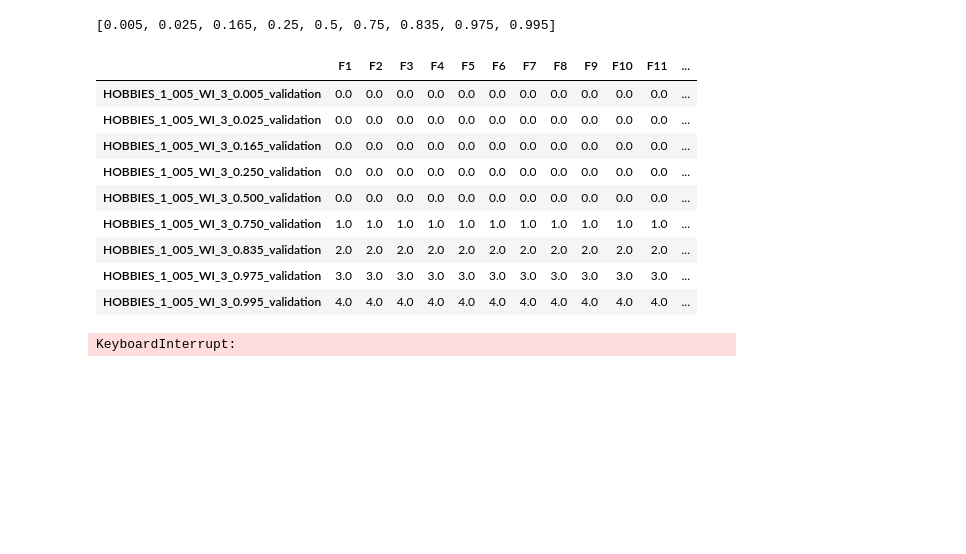
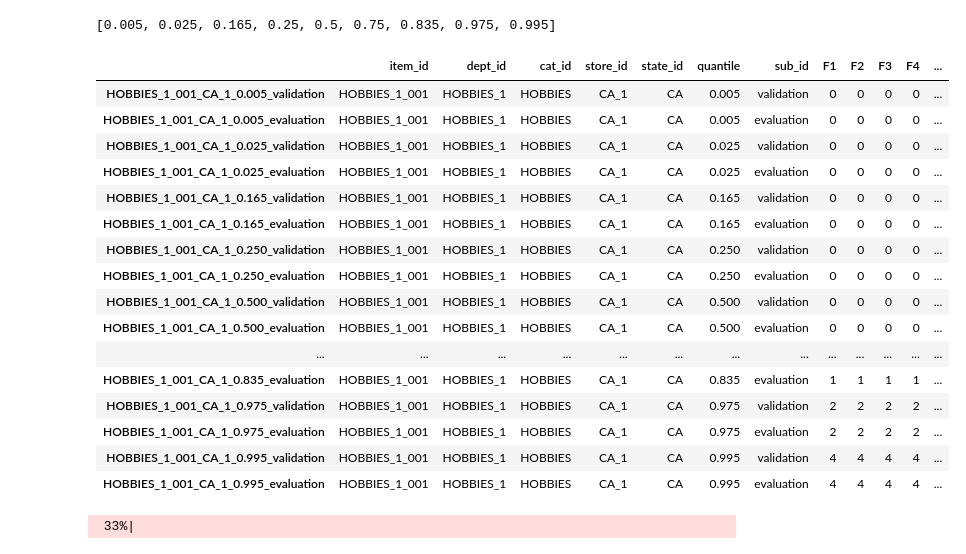
Before and after one commit to chrisgschon/M5Forecasting-Uncertainty, a Jupyter notebook: submit.ipynb, the cells around one changed output. Saved outputs shown, nothing was run; the diff lists cells and outputs as text; code cells hidden in the pictures; blank space fills up the shorter version.

```diff
--- a/submit.ipynb
+++ b/submit.ipynb
@@ -103,33 +89,20 @@ def build_item_models(df):
-# %%
-def build_item_model(item_id, store_id):
-    identifier = '{}_{}_validation'.format(row['item_id'], row['store_id'])
-    item_data = df[df['id'] == identifier].melt(id_vars = ['id', 'item_id', 'dept_id', 'cat_id', 'store_id','state_id']).drop('variable', axis = 1)
-
-    quantiles_to_predict = [0.005, 0.025, 0.165, 0.25, 0.5, 1-0.25, 1-0.165, 1-0.025, 1-0.005]
-    #model
-    quantiles = item_data['value'].quantile(quantiles_to_predict)
-
-    sub = pd.DataFrame(columns = ['F{}'.format(i) for i in np.arange(1,29)])
-
-    for q in quantiles_to_predict:
-        sub_row_id = '{}_{}_{:.3f}_{}'.format(item_id, store_id, q, 'validation')
-        #fetch from model
-        sub.loc[sub_row_id] = quantiles[q]
-    return(sub)
-# %%
-build_item_model('HOBBIES_1_005', 'WI_3')
-# %% [output]
-|  | F1 | F2 | F3 | F4 | F5 | F6 | F7 | F8 | F9 | F10 | F11 | ... |
-| HOBBIES_1_005_WI_3_0.005_validation | 0.0 | 0.0 | 0.0 | 0.0 | 0.0 | 0.0 | 0.0 | 0.0 | 0.0 | 0.0 | 0.0 | ... |
-| HOBBIES_1_005_WI_3_0.025_validation | 0.0 | 0.0 | 0.0 | 0.0 | 0.0 | 0.0 | 0.0 | 0.0 | 0.0 | 0.0 | 0.0 | ... |
-| HOBBIES_1_005_WI_3_0.165_validation | 0.0 | 0.0 | 0.0 | 0.0 | 0.0 | 0.0 | 0.0 | 0.0 | 0.0 | 0.0 | 0.0 | ... |
-| HOBBIES_1_005_WI_3_0.250_validation | 0.0 | 0.0 | 0.0 | 0.0 | 0.0 | 0.0 | 0.0 | 0.0 | 0.0 | 0.0 | 0.0 | ... |
-| HOBBIES_1_005_WI_3_0.500_validation | 0.0 | 0.0 | 0.0 | 0.0 | 0.0 | 0.0 | 0.0 | 0.0 | 0.0 | 0.0 | 0.0 | ... |
-| HOBBIES_1_005_WI_3_0.750_validation | 1.0 | 1.0 | 1.0 | 1.0 | 1.0 | 1.0 | 1.0 | 1.0 | 1.0 | 1.0 | 1.0 | ... |
-| HOBBIES_1_005_WI_3_0.835_validation | 2.0 | 2.0 | 2.0 | 2.0 | 2.0 | 2.0 | 2.0 | 2.0 | 2.0 | 2.0 | 2.0 | ... |
-| HOBBIES_1_005_WI_3_0.975_validation | 3.0 | 3.0 | 3.0 | 3.0 | 3.0 | 3.0 | 3.0 | 3.0 | 3.0 | 3.0 | 3.0 | ... |
-| HOBBIES_1_005_WI_3_0.995_validation | 4.0 | 4.0 | 4.0 | 4.0 | 4.0 | 4.0 | 4.0 | 4.0 | 4.0 | 4.0 | 4.0 | ... |
-# %%
-pd.concat([build_item_model(it, st) for it in df['item_id'].unique() for st in df['store_id'].unique()], axis = 1)
-# %% [output]
-KeyboardInterrupt:
+# %%
+build_item_model(item_id = 'HOBBIES_1_001', dept_id = 'HOBBIES_1', cat_id = 'HOBBIES', store_id = 'CA_1', state_id = 'CA')
+# %% [output]
+|  | item_id | dept_id | cat_id | store_id | state_id | quantile | sub_id | F1 | F2 | F3 | F4 | ... |
+| HOBBIES_1_001_CA_1_0.005_validation | HOBBIES_1_001 | HOBBIES_1 | HOBBIES | CA_1 | CA | 0.005 | validation | 0 | 0 | 0 | 0 | ... |
+| HOBBIES_1_001_CA_1_0.005_evaluation | HOBBIES_1_001 | HOBBIES_1 | HOBBIES | CA_1 | CA | 0.005 | evaluation | 0 | 0 | 0 | 0 | ... |
+| HOBBIES_1_001_CA_1_0.025_validation | HOBBIES_1_001 | HOBBIES_1 | HOBBIES | CA_1 | CA | 0.025 | validation | 0 | 0 | 0 | 0 | ... |
+| HOBBIES_1_001_CA_1_0.025_evaluation | HOBBIES_1_001 | HOBBIES_1 | HOBBIES | CA_1 | CA | 0.025 | evaluation | 0 | 0 | 0 | 0 | ... |
+| HOBBIES_1_001_CA_1_0.165_validation | HOBBIES_1_001 | HOBBIES_1 | HOBBIES | CA_1 | CA | 0.165 | validation | 0 | 0 | 0 | 0 | ... |
+| HOBBIES_1_001_CA_1_0.165_evaluation | HOBBIES_1_001 | HOBBIES_1 | HOBBIES | CA_1 | CA | 0.165 | evaluation | 0 | 0 | 0 | 0 | ... |
+| HOBBIES_1_001_CA_1_0.250_validation | HOBBIES_1_001 | HOBBIES_1 | HOBBIES | CA_1 | CA | 0.250 | validation | 0 | 0 | 0 | 0 | ... |
+| HOBBIES_1_001_CA_1_0.250_evaluation | HOBBIES_1_001 | HOBBIES_1 | HOBBIES | CA_1 | CA | 0.250 | evaluation | 0 | 0 | 0 | 0 | ... |
+| HOBBIES_1_001_CA_1_0.500_validation | HOBBIES_1_001 | HOBBIES_1 | HOBBIES | CA_1 | CA | 0.500 | validation | 0 | 0 | 0 | 0 | ... |
+| HOBBIES_1_001_CA_1_0.500_evaluation | HOBBIES_1_001 | HOBBIES_1 | HOBBIES | CA_1 | CA | 0.500 | evaluation | 0 | 0 | 0 | 0 | ... |
+| ... | ... | ... | ... | ... | ... | ... | ... | ... | ... | ... | ... | ... |
+| HOBBIES_1_001_CA_1_0.835_evaluation | HOBBIES_1_001 | HOBBIES_1 | HOBBIES | CA_1 | CA | 0.835 | evaluation | 1 | 1 | 1 | 1 | ... |
+| HOBBIES_1_001_CA_1_0.975_validation | HOBBIES_1_001 | HOBBIES_1 | HOBBIES | CA_1 | CA | 0.975 | validation | 2 | 2 | 2 | 2 | ... |
+| HOBBIES_1_001_CA_1_0.975_evaluation | HOBBIES_1_001 | HOBBIES_1 | HOBBIES | CA_1 | CA | 0.975 | evaluation | 2 | 2 | 2 | 2 | ... |
+| HOBBIES_1_001_CA_1_0.995_validation | HOBBIES_1_001 | HOBBIES_1 | HOBBIES | CA_1 | CA | 0.995 | validation | 4 | 4 | 4 | 4 | ... |
+| HOBBIES_1_001_CA_1_0.995_evaluation | HOBBIES_1_001 | HOBBIES_1 | HOBBIES | CA_1 | CA | 0.995 | evaluation | 4 | 4 | 4 | 4 | ... |
@@ -135,0 +111,6 @@ KeyboardInterrupt:
+# %%
+sub_df = pd.DataFrame()
+for index, row in tqdm(df.iterrows(), total=df.shape[0]):
+    sub_df = pd.concat([sub_df, build_item_model(row['item_id'], row['dept_id'], row['cat_id'], row['store_id'], row['state_id'])])
+# %% [output]
+ 33%|
```
Also changed, not shown: parts of 5 cells of this notebook, 2 other files.
